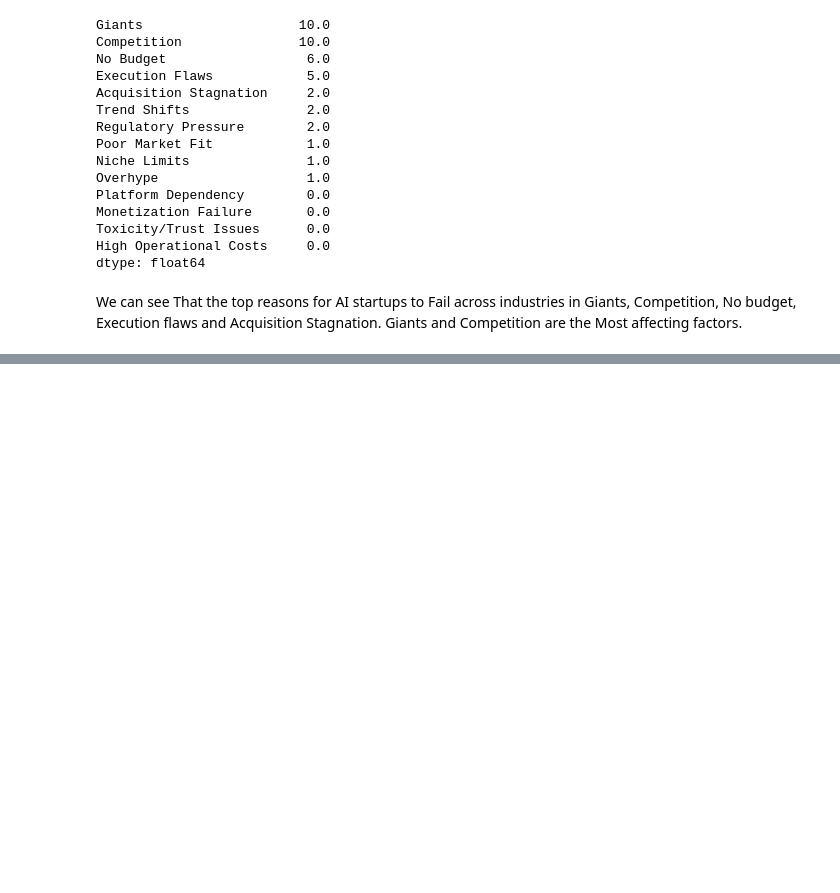
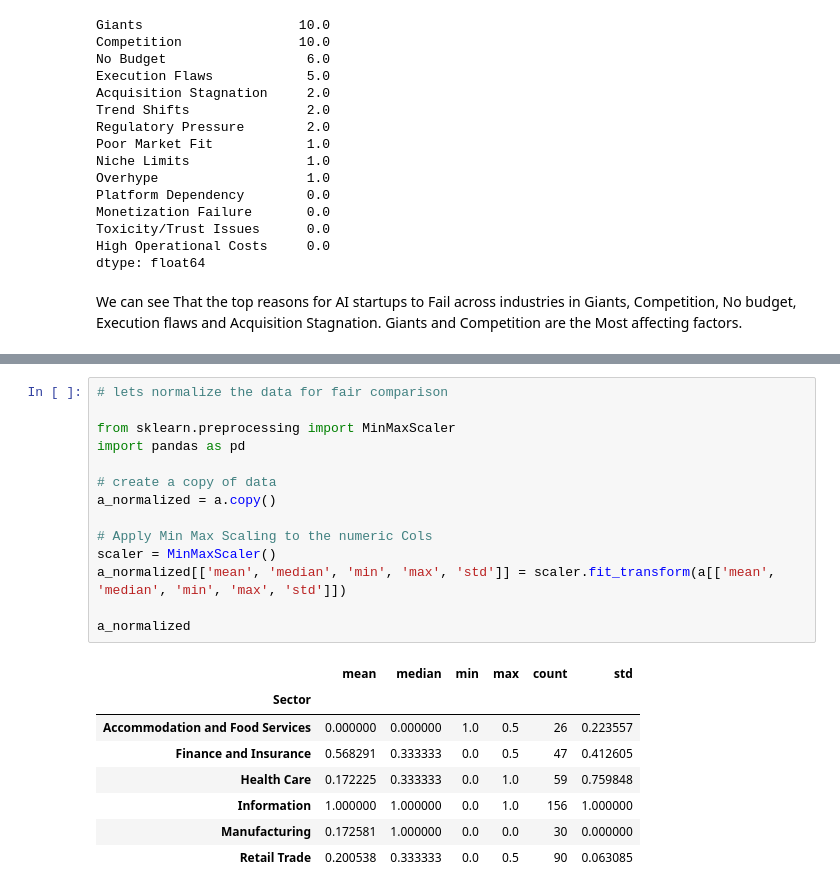
Before and after one commit to ayushsj99/StartupFailure_DA, a Jupyter notebook: StartupFailure_DA.ipynb, the cells around one changed output, grey strips where cells are left out. Saved outputs shown, nothing was run; the diff lists cells and outputs as text; blank space fills up the shorter version.

```diff
--- a/StartupFailure_DA.ipynb
+++ b/StartupFailure_DA.ipynb
@@ -599,0 +828,23 @@ We can see That the top reasons for AI startups to Fail across industries in Gia
+# %%
+# lets normalize the data for fair comparison
+
+from sklearn.preprocessing import MinMaxScaler
+import pandas as pd
+
+# create a copy of data
+a_normalized = a.copy()
+
+# Apply Min Max Scaling to the numeric Cols
+scaler = MinMaxScaler()
+a_normalized[['mean', 'median', 'min', 'max', 'std']] = scaler.fit_transform(a[['mean', 'median', 'min', 'max', 'std']])
+
+a_normalized
+# %% [output]
+|  | mean | median | min | max | count | std |
+| Sector |  |  |  |  |  |  |
+| Accommodation and Food Services | 0.000000 | 0.000000 | 1.0 | 0.5 | 26 | 0.223557 |
+| Finance and Insurance | 0.568291 | 0.333333 | 0.0 | 0.5 | 47 | 0.412605 |
+| Health Care | 0.172225 | 0.333333 | 0.0 | 1.0 | 59 | 0.759848 |
+| Information | 1.000000 | 1.000000 | 0.0 | 1.0 | 156 | 1.000000 |
+| Manufacturing | 0.172581 | 1.000000 | 0.0 | 0.0 | 30 | 0.000000 |
+| Retail Trade | 0.200538 | 0.333333 | 0.0 | 0.5 | 90 | 0.063085 |
```
Also changed, not shown: parts of 25 cells of this notebook.
